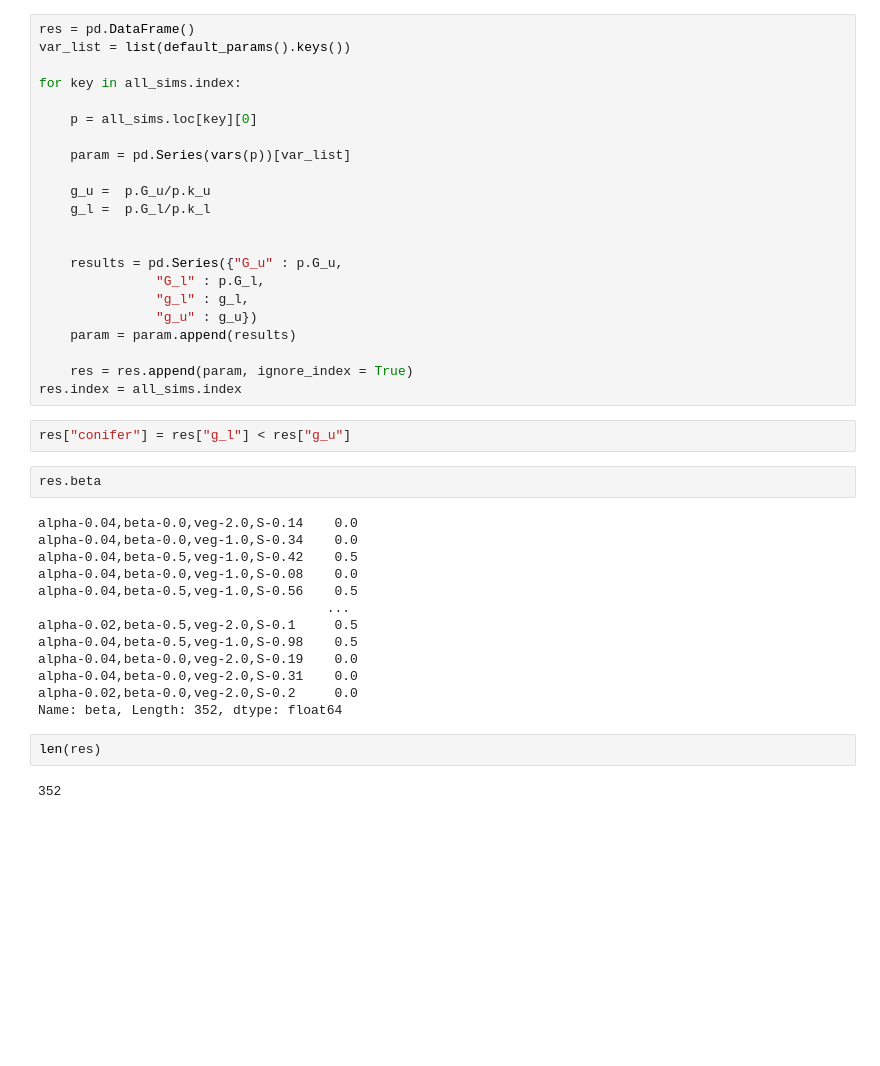
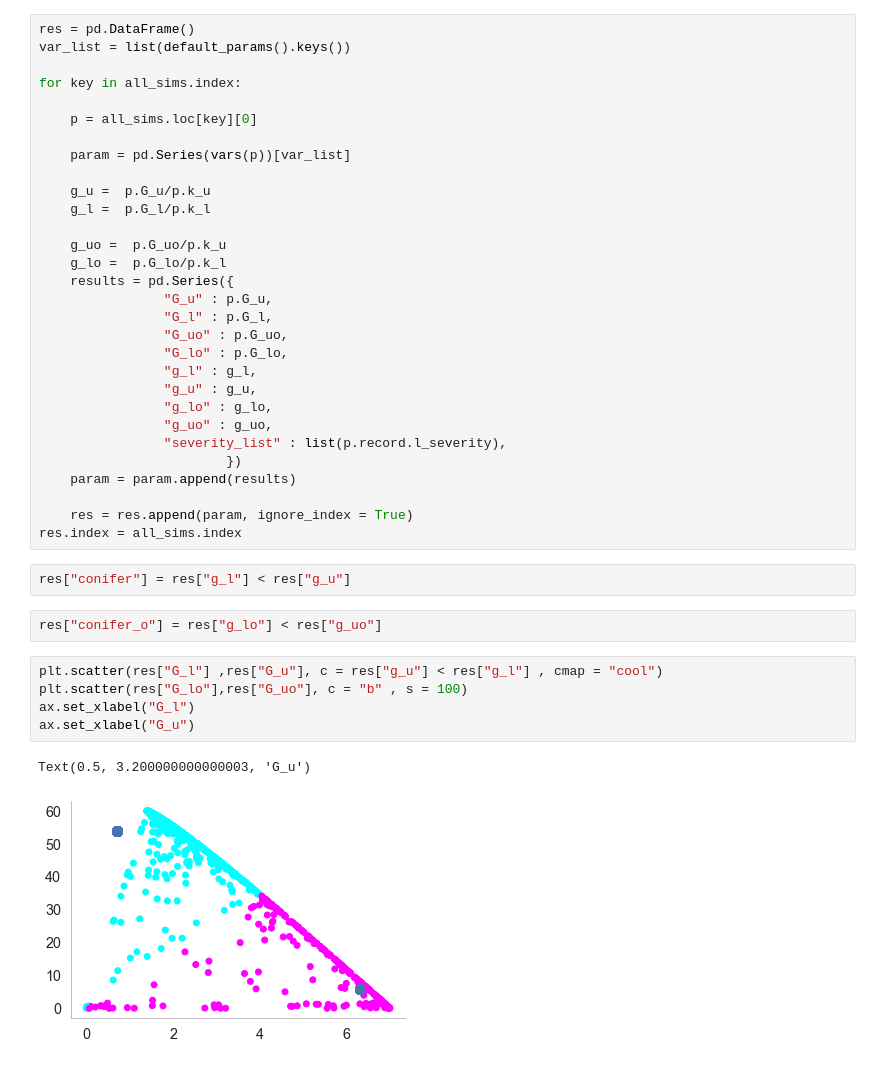
Before and after one commit to octavia-crompton/fire, a Jupyter notebook: notebooks/view_sims.ipynb, the cells around one changed output. Saved outputs shown, nothing was run; the diff lists cells and outputs as text; blank space fills up the shorter version.

```diff
--- a/notebooks/view_sims.ipynb
+++ b/notebooks/view_sims.ipynb
@@ -47,33 +55,32 @@ for key in all_sims.index:
     g_u =  p.G_u/p.k_u
     g_l =  p.G_l/p.k_l
 
-
-    results = pd.Series({"G_u" : p.G_u,
-               "G_l" : p.G_l,
-               "g_l" : g_l,
-               "g_u" : g_u})
+    g_uo =  p.G_uo/p.k_u
+    g_lo =  p.G_lo/p.k_l
+    results = pd.Series({
+                "G_u" : p.G_u,
+                "G_l" : p.G_l,
+                "G_uo" : p.G_uo,
+                "G_lo" : p.G_lo,
+                "g_l" : g_l,
+                "g_u" : g_u,
+                "g_lo" : g_lo,
+                "g_uo" : g_uo,
+                "severity_list" : list(p.record.l_severity),
+                        })
     param = param.append(results)
 
     res = res.append(param, ignore_index = True)
 res.index = all_sims.index
 # %%
 res["conifer"] = res["g_l"] < res["g_u"]
-# %%
-res.beta
-# %% [output]
-alpha-0.04,beta-0.0,veg-2.0,S-0.14    0.0
-alpha-0.04,beta-0.0,veg-1.0,S-0.34    0.0
-alpha-0.04,beta-0.5,veg-1.0,S-0.42    0.5
-alpha-0.04,beta-0.0,veg-1.0,S-0.08    0.0
-alpha-0.04,beta-0.5,veg-1.0,S-0.56    0.5
-                                     ...
-alpha-0.02,beta-0.5,veg-2.0,S-0.1     0.5
-alpha-0.04,beta-0.5,veg-1.0,S-0.98    0.5
-alpha-0.04,beta-0.0,veg-2.0,S-0.19    0.0
-alpha-0.04,beta-0.0,veg-2.0,S-0.31    0.0
-alpha-0.02,beta-0.0,veg-2.0,S-0.2     0.0
-Name: beta, Length: 352, dtype: float64
-# %%
-len(res)
-# %% [output]
-352
+# %%
+res["conifer_o"] = res["g_lo"] < res["g_uo"]
+# %%
+plt.scatter(res["G_l"] ,res["G_u"], c = res["g_u"] < res["g_l"] , cmap = "cool")
+plt.scatter(res["G_lo"],res["G_uo"], c = "b" , s = 100)
+ax.set_xlabel("G_l")
+ax.set_xlabel("G_u")
+# %% [output]
+Text(0.5, 3.200000000000003, 'G_u')
+[figure, added]
```
Also changed, not shown: parts of 5 cells of this notebook, 4 other files.
